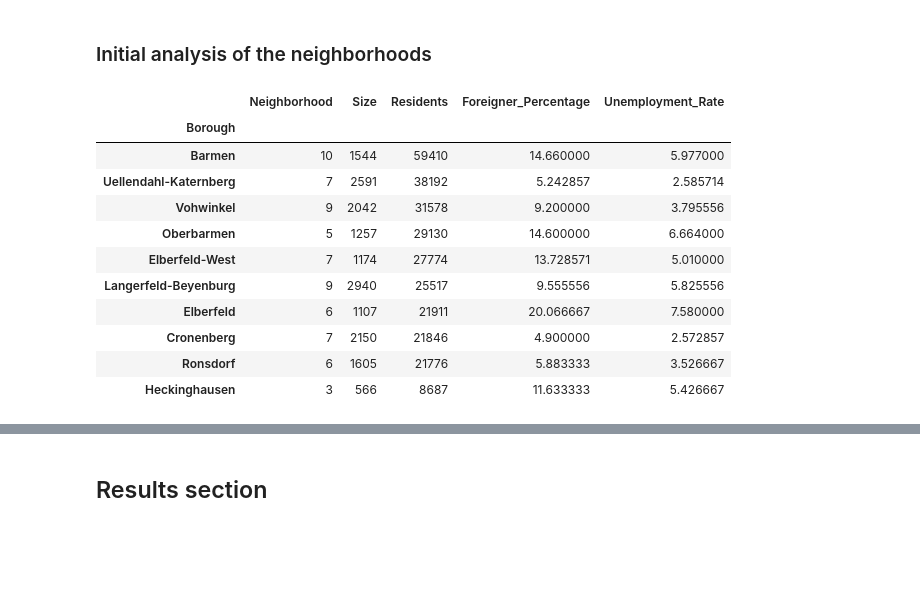
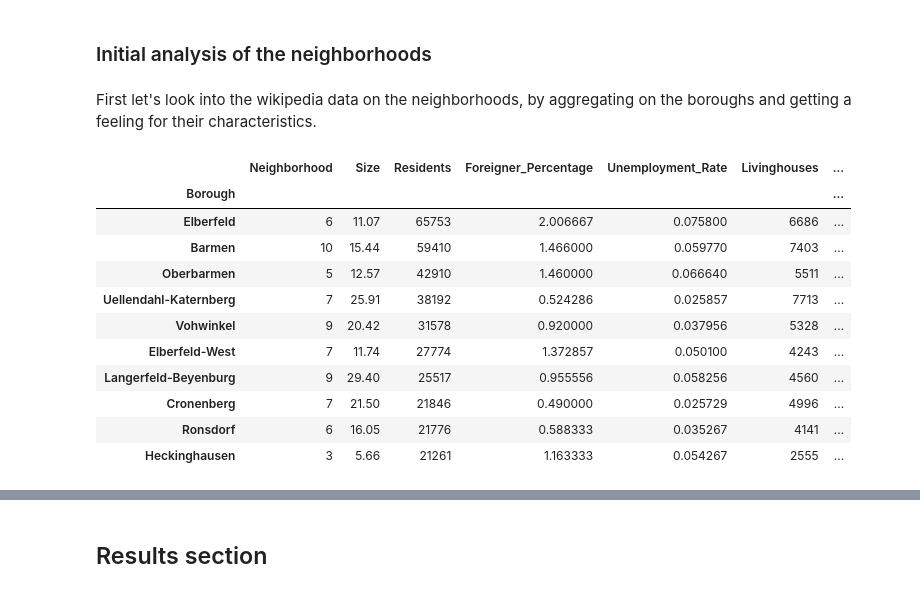
Before and after one commit to TST31/Coursera_Capstone, a Jupyter notebook: Coursera Final Project.ipynb, the cells around one changed output, grey strips where cells are left out. Cells and saved outputs as stored; diff of their text form; code cells hidden in the pictures; blank space fills up the shorter version.

```diff
--- a/Coursera Final Project.ipynb
+++ b/Coursera Final Project.ipynb
@@ -111,0 +142,5 @@ d_wiki
+# %%
+data_pre = {"wiki_neighborhoods": d_wiki["Neighborhood"].sort_values(), "GEOJSON_neighborhoods": geojson_districts}
+comparison = pd.DataFrame(data_pre).reset_index(drop=True)
+comparison.loc[comparison["wiki_neighborhoods"]==comparison["GEOJSON_neighborhoods"], "HIT"] = True
+comparison.loc[comparison["wiki_neighborhoods"]!=comparison["GEOJSON_neighborhoods"], "HIT"] = False
@@ -111,0 +160,4 @@ d_wiki
+# %%
+d_wiki = d_wiki.merge(comparison, left_on='Neighborhood', right_on="wiki_neighborhoods", how="left")
+d_wiki.loc[d_wiki["HIT"]==False, 'Neighborhood'] = d_wiki.loc[d_wiki["HIT"]==False, 'GEOJSON_neighborhoods']
+d_wiki.drop(["wiki_neighborhoods","GEOJSON_neighborhoods", "HIT"], inplace=True, axis=1)
@@ -111,0 +177,11 @@ d_wiki
+# %%
+collection = requests.get('http://daten.wuppertal.de/Infrastruktur_Bauen_Wohnen/Quartiere_EPSG4326_JSON.json').json()
+features = collection["features"]
+centers = {}
+for feature in features:
+    s = shape(feature["geometry"]).centroid
+    centers[feature["properties"]["NAME"]] = (s.x, s.y)
+# %%
+centers2 = pd.DataFrame(centers).transpose().reset_index()
+centers2.rename(columns={"index": "Neighborhood", 1: "Latitude", 0: "Longitude"}, inplace=True)
+d_wiki = pd.merge(d_wiki, centers2, on="Neighborhood", how="left")
@@ -112,22 +289,30 @@ d_wiki
 # %% [markdown]
 ### Initial analysis of the neighborhoods
+# %% [markdown]
+First let's look into the wikipedia data on the neighborhoods, by aggregating on the boroughs and getting a feeling for their characteristics.
 # %%
-d_wiki[["Borough", "Neighborhood", "Size", "Residents", "Foreigner_Percentage", "Unemployment_Rate"]].groupby('Borough').agg({'Neighborhood': "count",
+d_wiki[["Borough", "Neighborhood", "Size", "Residents", "Foreigner_Percentage", "Unemployment_Rate", 'Livinghouses',
+       'Flats_thereof', 'Schools', 'Private_Cars', 'Elementary_Schools']].groupby('Borough').agg({'Neighborhood': "count",
                          'Size':'sum',
                          'Residents':'sum',
                          'Foreigner_Percentage': "mean",
-                         "Unemployment_Rate": "mean"
+                         "Unemployment_Rate": "mean",
+                         "Livinghouses": "sum",
+                         "Flats_thereof": "sum",
+                         "Schools": "sum",
+                         "Elementary_Schools": "sum",
+                         "Private_Cars": "sum"
                     }).sort_values(by="Residents", ascending=False)
 # %% [output]
-|  | Neighborhood | Size | Residents | Foreigner_Percentage | Unemployment_Rate |
-| Borough |  |  |  |  |  |
-| Barmen | 10 | 1544 | 59410 | 14.660000 | 5.977000 |
-| Uellendahl-Katernberg | 7 | 2591 | 38192 | 5.242857 | 2.585714 |
-| Vohwinkel | 9 | 2042 | 31578 | 9.200000 | 3.795556 |
-| Oberbarmen | 5 | 1257 | 29130 | 14.600000 | 6.664000 |
-| Elberfeld-West | 7 | 1174 | 27774 | 13.728571 | 5.010000 |
-| Langerfeld-Beyenburg | 9 | 2940 | 25517 | 9.555556 | 5.825556 |
-| Elberfeld | 6 | 1107 | 21911 | 20.066667 | 7.580000 |
-| Cronenberg | 7 | 2150 | 21846 | 4.900000 | 2.572857 |
-| Ronsdorf | 6 | 1605 | 21776 | 5.883333 | 3.526667 |
-| Heckinghausen | 3 | 566 | 8687 | 11.633333 | 5.426667 |
+|  | Neighborhood | Size | Residents | Foreigner_Percentage | Unemployment_Rate | Livinghouses | ... |
+| Borough |  |  |  |  |  |  | ... |
+| Elberfeld | 6 | 11.07 | 65753 | 2.006667 | 0.075800 | 6686 | ... |
+| Barmen | 10 | 15.44 | 59410 | 1.466000 | 0.059770 | 7403 | ... |
+| Oberbarmen | 5 | 12.57 | 42910 | 1.460000 | 0.066640 | 5511 | ... |
+| Uellendahl-Katernberg | 7 | 25.91 | 38192 | 0.524286 | 0.025857 | 7713 | ... |
+| Vohwinkel | 9 | 20.42 | 31578 | 0.920000 | 0.037956 | 5328 | ... |
+| Elberfeld-West | 7 | 11.74 | 27774 | 1.372857 | 0.050100 | 4243 | ... |
+| Langerfeld-Beyenburg | 9 | 29.40 | 25517 | 0.955556 | 0.058256 | 4560 | ... |
+| Cronenberg | 7 | 21.50 | 21846 | 0.490000 | 0.025729 | 4996 | ... |
+| Ronsdorf | 6 | 16.05 | 21776 | 0.588333 | 0.035267 | 4141 | ... |
+| Heckinghausen | 3 | 5.66 | 21261 | 1.163333 | 0.054267 | 2555 | ... |
```
Also changed, not shown: parts of 59 cells of this notebook.
